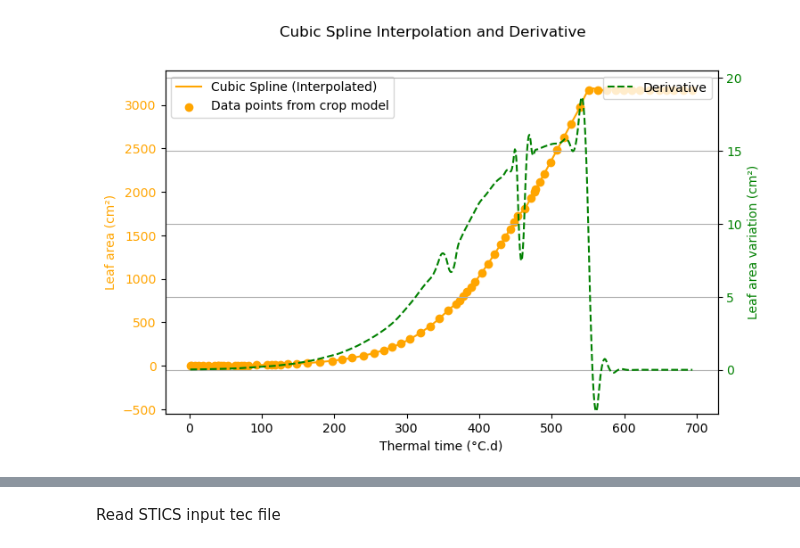
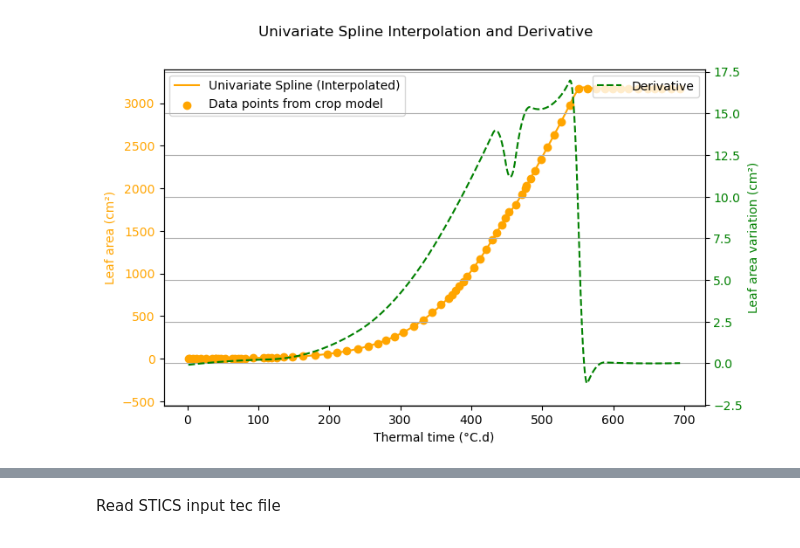
Before and after one commit to orianebro/PhD_Oriane, a Jupyter notebook: crop_model_points_interpolation_and derivative.ipynb, the cells around one changed output, grey strips where cells are left out. Drawn from its saved outputs; the diff is of its cells as text; code cells hidden in the pictures.

```diff
--- a/crop_model_points_interpolation_and derivative.ipynb
+++ b/crop_model_points_interpolation_and derivative.ipynb
@@ -20,7 +20,7 @@ x = time
 y = LA_stics
 # %%
 # Create the cubic spline interpolator
-cs = CubicSpline(x, y)
+cs = UnivariateSpline(x, y, k=3, s=1000)
 # %%
 # Compute the first derivative
 cs_derivative = cs.derivative()
@@ -34,37 +34,37 @@ dy_dense = cs_derivative(x_dense)           # Derivative values
 fig, ax1 = plt.subplots(figsize=(8, 5))
 
 # Primary y-axis for the cubic spline (y)
-ax1.plot(x_dense, y_dense, label='Cubic Spline (Interpolated)', color='orange')
+ax1.plot(x_dense, y_dense, label='Univariate Spline (Interpolated)', color='orange')
 ax1.scatter(x, y, color='orange', label='Data points from crop model')  # Data points
 ax1.set_xlabel('Thermal time (°C.d)')
 ax1.set_ylabel('Leaf area (cm²)', color='orange')
 ax1.set_ylim(-550, 3400)
 ax1.tick_params(axis='y', labelcolor='orange')
 
 # Secondary y-axis for the derivative (dy)
 ax2 = ax1.twinx()
 ax2.plot(x_dense, dy_dense, label='Derivative', color='green', linestyle='--')
 ax2.set_ylabel('Leaf area variation (cm²)', color='green')
 ax2.tick_params(axis='y', labelcolor='green')
 
 # Align zero levels of both axes
 y_min, y_max = ax1.get_ylim()
 dy_min, dy_max = min(dy_dense), max(dy_dense)
 
 # Compute scaling and shift to align zeros
 primary_range = y_max - y_min
 secondary_range = dy_max - dy_min
 dy_offset = (y_min * secondary_range / primary_range) - dy_min
 dy_scale = primary_range / secondary_range
 
 # Adjust secondary y-axis limits
 ax2.set_ylim(dy_min + dy_offset, dy_max + dy_offset + 2)
 
 # Add legends and grid
-fig.suptitle('Cubic Spline Interpolation and Derivative')
+fig.suptitle('Univariate Spline Interpolation and Derivative')
 ax1.legend(loc='upper left')
 ax2.legend(loc='upper right')
 plt.grid()
 plt.show()
 # %% [output]
-[figure, old version]
+[figure, new version]
```
Also changed, not shown: parts of 2 cells of this notebook, 3 other files.
